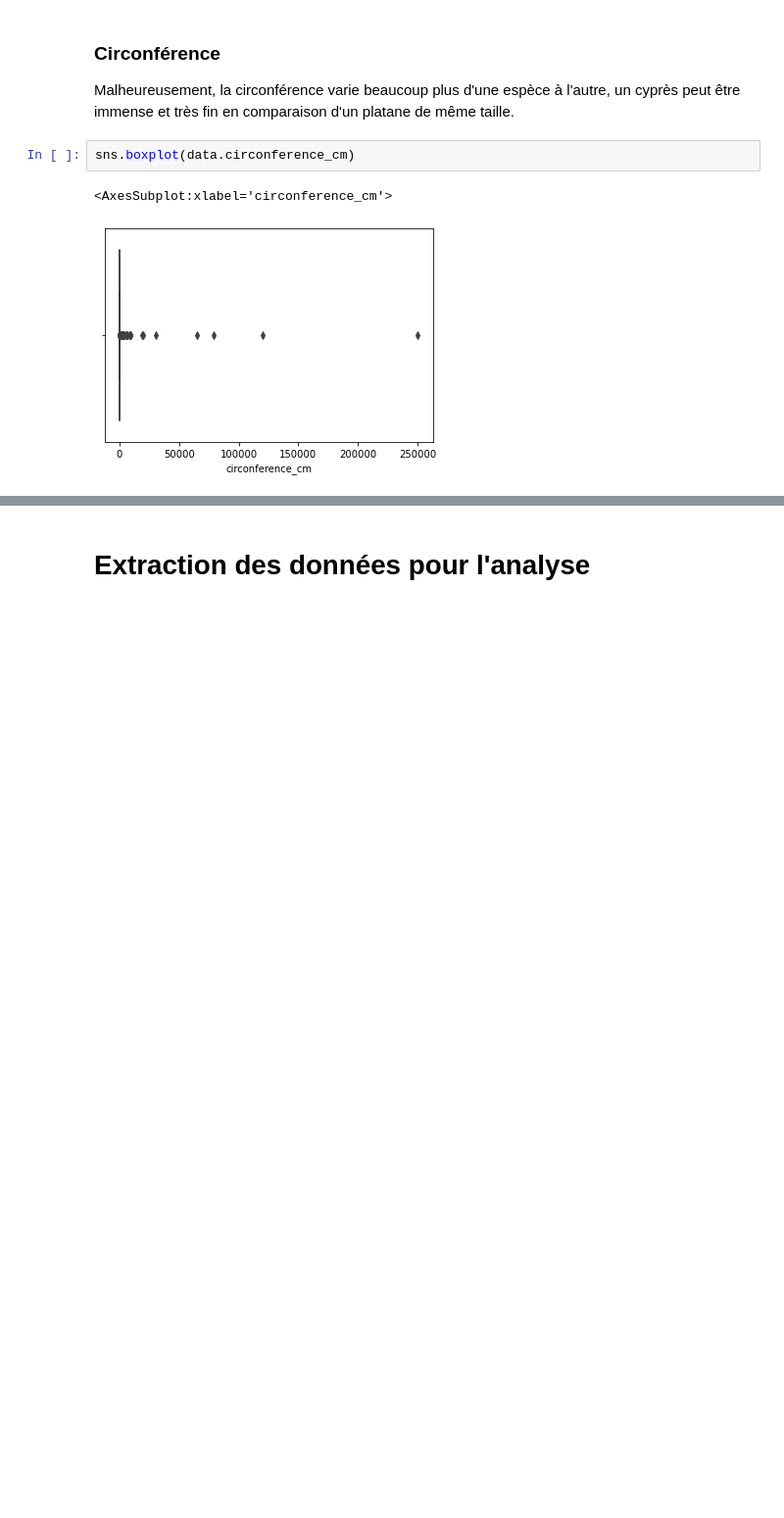
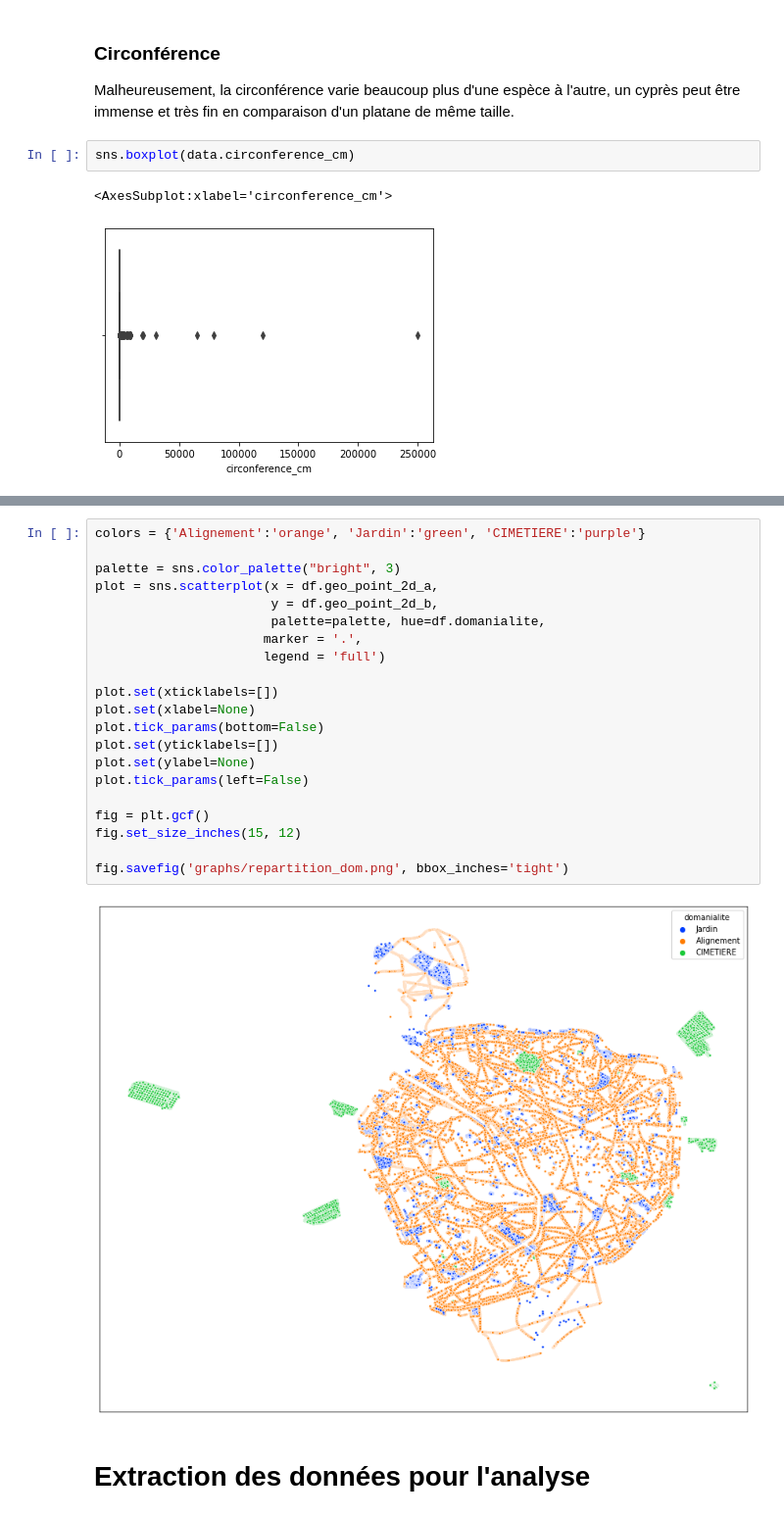
Before and after one commit to SarahJeangilles/IA2_Data4Good, a Jupyter notebook: Data Explo.ipynb, the cells around one changed output, grey strips where cells are left out. Shown at 98% size. Drawn from its saved outputs; the diff is of its cells as text; blank space fills up the shorter version.

```diff
--- a/Data Explo.ipynb
+++ b/Data Explo.ipynb
@@ -151,3 +199,26 @@ df['remarquable'] = df.remarquable.isna()
+# %%
+colors = {'Alignement':'orange', 'Jardin':'green', 'CIMETIERE':'purple'}
+
+palette = sns.color_palette("bright", 3)
+plot = sns.scatterplot(x = df.geo_point_2d_a,
+                       y = df.geo_point_2d_b,
+                       palette=palette, hue=df.domanialite,
+                      marker = '.',
+                      legend = 'full')
+
+plot.set(xticklabels=[])
+plot.set(xlabel=None)
+plot.tick_params(bottom=False)
+plot.set(yticklabels=[])
+plot.set(ylabel=None)
+plot.tick_params(left=False)
+
+fig = plt.gcf()
+fig.set_size_inches(15, 12)
+
+fig.savefig('graphs/repartition_dom.png', bbox_inches='tight')
+# %% [output]
+[figure, added]
 # %% [markdown]
 # Extraction des données pour l'analyse
 # %%
```
Also changed, not shown: parts of 46 cells of this notebook, 8 other files.
